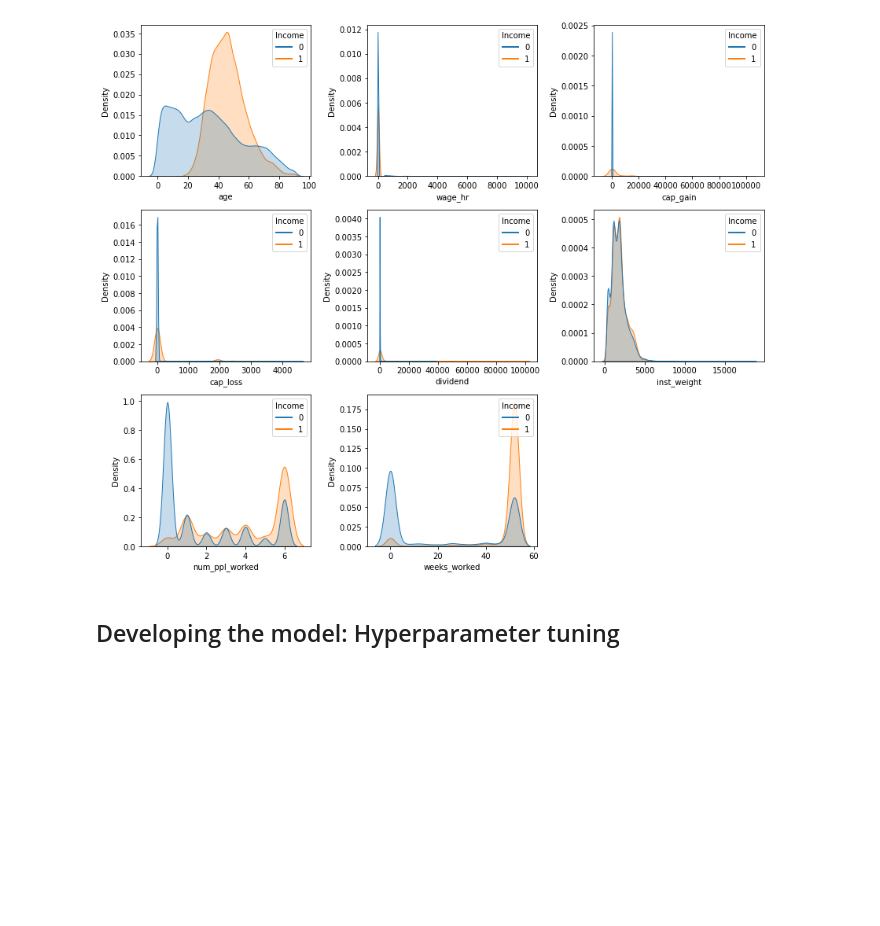
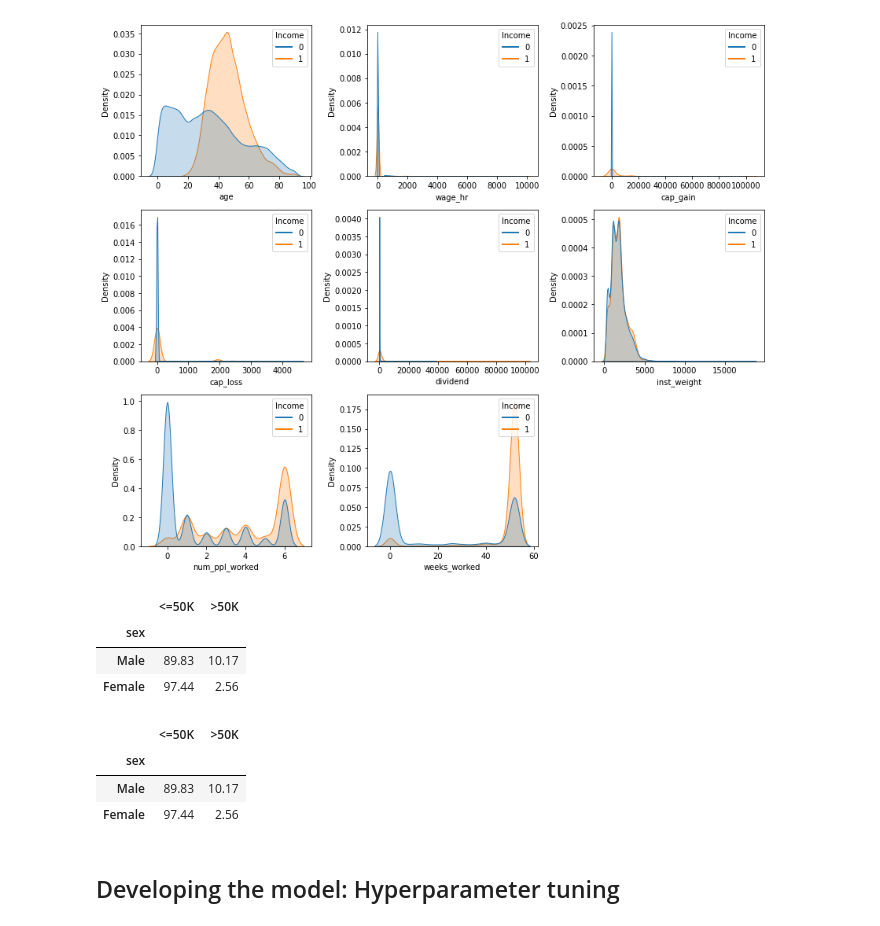
Before and after one commit to jprette/STAT-303-3, a Jupyter notebook: Documentation/Project Code Template.ipynb, the cells around one changed output. Cells and saved outputs as stored; diff of their text form; code cells hidden in the pictures; blank space fills up the shorter version.

```diff
--- a/Documentation/Project Code Template.ipynb
+++ b/Documentation/Project Code Template.ipynb
@@ -172,6 +173,44 @@ fig.tight_layout()
 plt.show()
 # %% [output]
 [figure]
+# %%
+sex_grouped_data = data.groupby(['sex', 'income'])['income'].count().unstack()
+totals = sex_grouped_data.sum(axis=1)
+percent_data = sex_grouped_data.div(totals, axis=0) * 100
+# Sort the data by the 1 column
+percent_data.sort_values(by=1, inplace=True, ascending=False)
+
+# Round the percentage data to 2 decimal places
+percent_data = percent_data.round(2)
+
+# Set the headers to be the income values
+percent_data.columns = ['<=50K', '>50K']
+
+percent_data
+# %% [output]
+|  | <=50K | >50K |
+| sex |  |  |
+| Male | 89.83 | 10.17 |
+| Female | 97.44 | 2.56 |
+# %%
+sex_grouped_data = data.groupby(['sex', 'income'])['income'].count().unstack()
+totals = sex_grouped_data.sum(axis=1)
+percent_data = sex_grouped_data.div(totals, axis=0) * 100
+# Sort the data by the 1 column
+percent_data.sort_values(by=1, inplace=True, ascending=False)
+
+# Round the percentage data to 2 decimal places
+percent_data = percent_data.round(2)
+
+# Set the headers to be the income values
+percent_data.columns = ['<=50K', '>50K']
+
+percent_data
+# %% [output]
+|  | <=50K | >50K |
+| sex |  |  |
+| Male | 89.83 | 10.17 |
+| Female | 97.44 | 2.56 |
 # %% [markdown]
 ## Developing the model: Hyperparameter tuning
 # %% [markdown]
```
Also changed, not shown: parts of 21 cells of this notebook.
